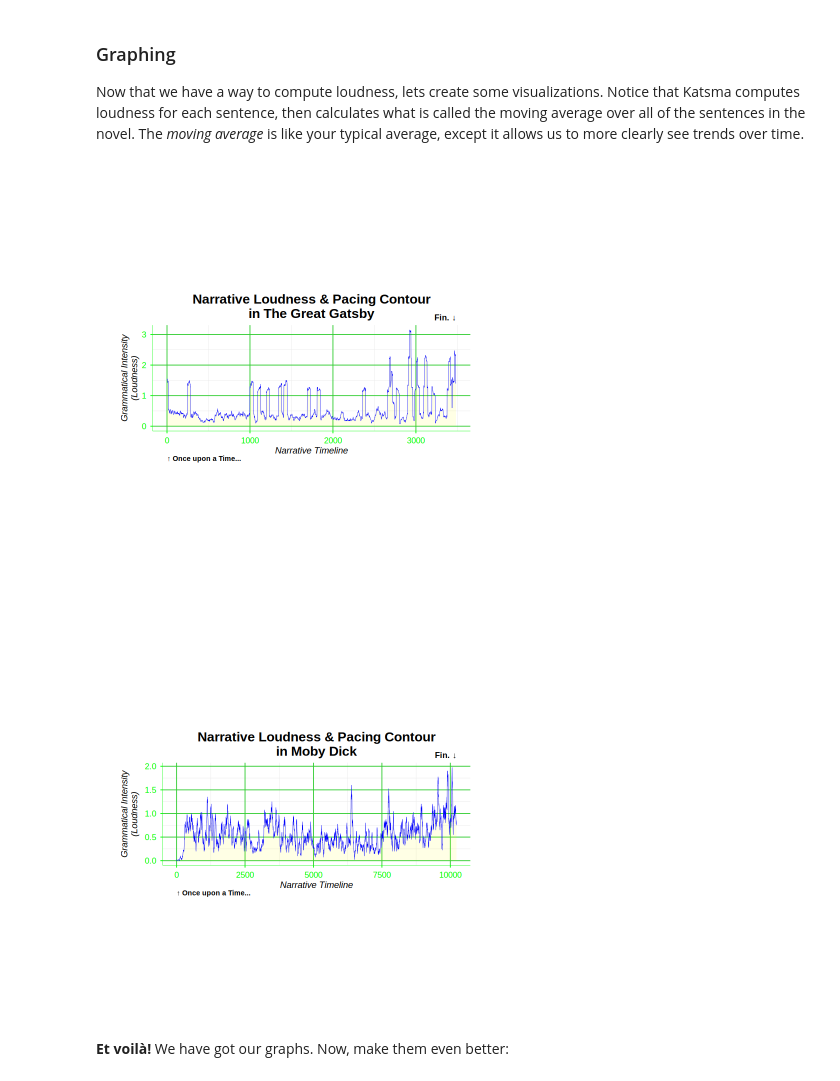
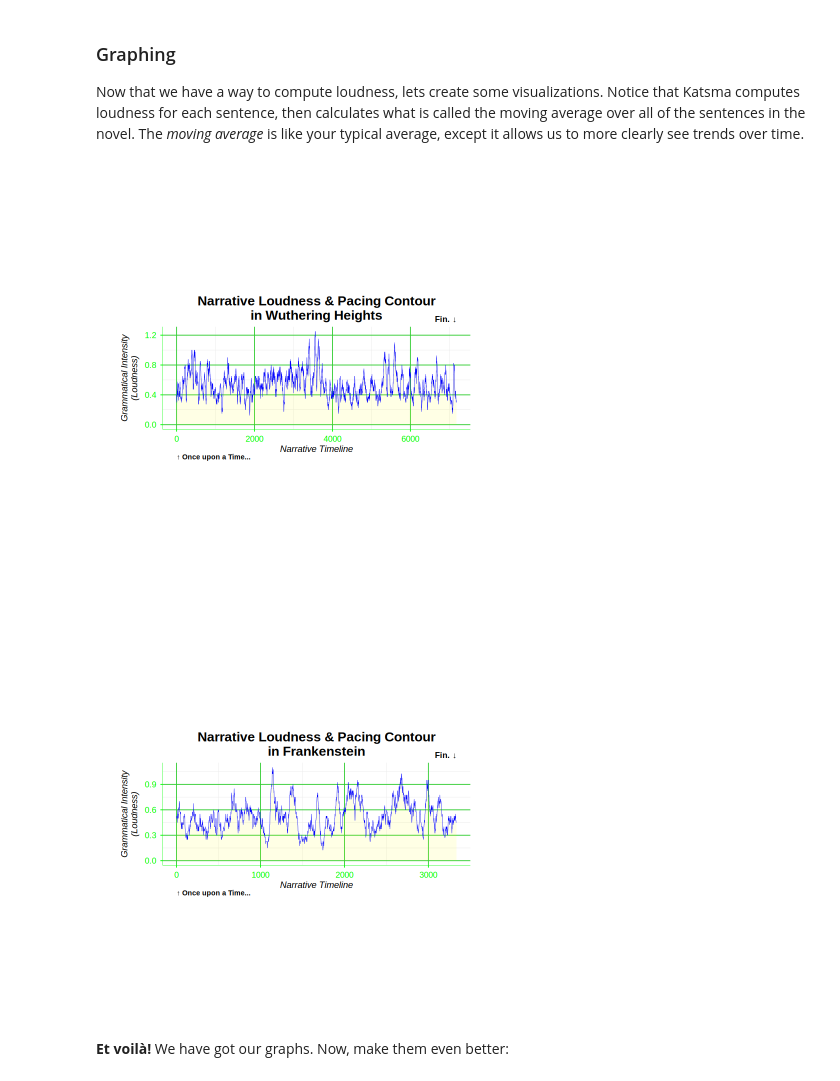
Before and after one commit to SamequalsFS/Unit0, a Jupyter notebook: ApResearchCT_ARTS (1).ipynb, the cells around one changed output. Cells and saved outputs as stored; diff of their text form; code cells hidden in the pictures.

Commit message:
wuthering frankenstein

```diff
--- a/ApResearchCT_ARTS (1).ipynb
+++ b/ApResearchCT_ARTS (1).ipynb
@@ -171,15 +173,17 @@ my_texts <- c(
   "Ulysses"                             = 4300,
   "The Great Gatsby"                    = 64317,
   "Sense and Sensibility"               = 161,
-  "Pride and Prejudice"                 = 1342
-)
+  "Pride and Prejudice"                 = 1342,
+  "Wuthering Heights"                   = 768,
+  "Frankenstein"                        = 84
+  )
 
 # ---- EDIT THIS LINE ----
-text_title_1 <- "The Great Gatsby"
+text_title_1 <- "Wuthering Heights"
 # ------------------------
 
 # ---- EDIT THIS LINE ----
-text_title_2 <- "Moby Dick"
+text_title_2 <- "Frankenstein"
 # ------------------------
 
 text1 <- gutenberg_download(my_texts[[text_title_1]], meta_fields = "title")
@@ -351,36 +355,36 @@ plot_loudness <- function(text, label, window = 40) {
   ggplot2::ggplot(df, ggplot2::aes(x, y)) +
     ggplot2::geom_area(alpha = 0.1, fill="yellow") +
     ggplot2::geom_line(linewidth = 0.2, color="blue") +
     ggplot2::annotate("text", x = min(df$x), y = -Inf,
              label = "\u2191 Once upon a Time...",
              hjust = 0, vjust = 6, size = 3, fontface = "bold") +
     ggplot2::annotate("text", x = max(df$x), y = Inf,
              label = "Fin. \u2193",
              hjust = 1, vjust = -0.8, size = 3.5, fontface = "bold") +
     ggplot2::coord_cartesian(clip = "off") +
     ggplot2::labs(
       title = paste0("Narrative Loudness & Pacing Contour\nin ", label),
       x = "Narrative Timeline",
       y = "Grammatical Intensity\n(Loudness)"
     ) +
     ggplot2::theme_minimal(base_size = 11) +
     ggplot2::theme(
       aspect.ratio = 1 / 3,
       plot.title = ggplot2::element_text(size = 16, face = "bold", hjust = 0.5),
       axis.title = ggplot2::element_text(face = "italic"),
       axis.line = ggplot2::element_line(colour = "green", linewidth = 0.2),
       axis.ticks = ggplot2::element_line(colour = "green"),
       axis.text = ggplot2::element_text(colour = "green", size = 10),
       panel.grid.major = ggplot2::element_line(colour = "limegreen"),
       plot.background = ggplot2::element_rect(fill = "white", colour = NA),
       plot.margin = ggplot2::margin(30, 55, 30, 30)
     )
 }
 
-plot_loudness(text1, "The Great Gatsby")
-plot_loudness(text2, "Moby Dick")
+plot_loudness(text1, "Wuthering Heights")
+plot_loudness(text2, "Frankenstein")
 # %% [output]
-[figure, old version]
+[figure, new version]
-[figure, old version]
+[figure, new version]
 # %% [markdown]
 
```
Also changed, not shown: parts of 10 cells of this notebook.
